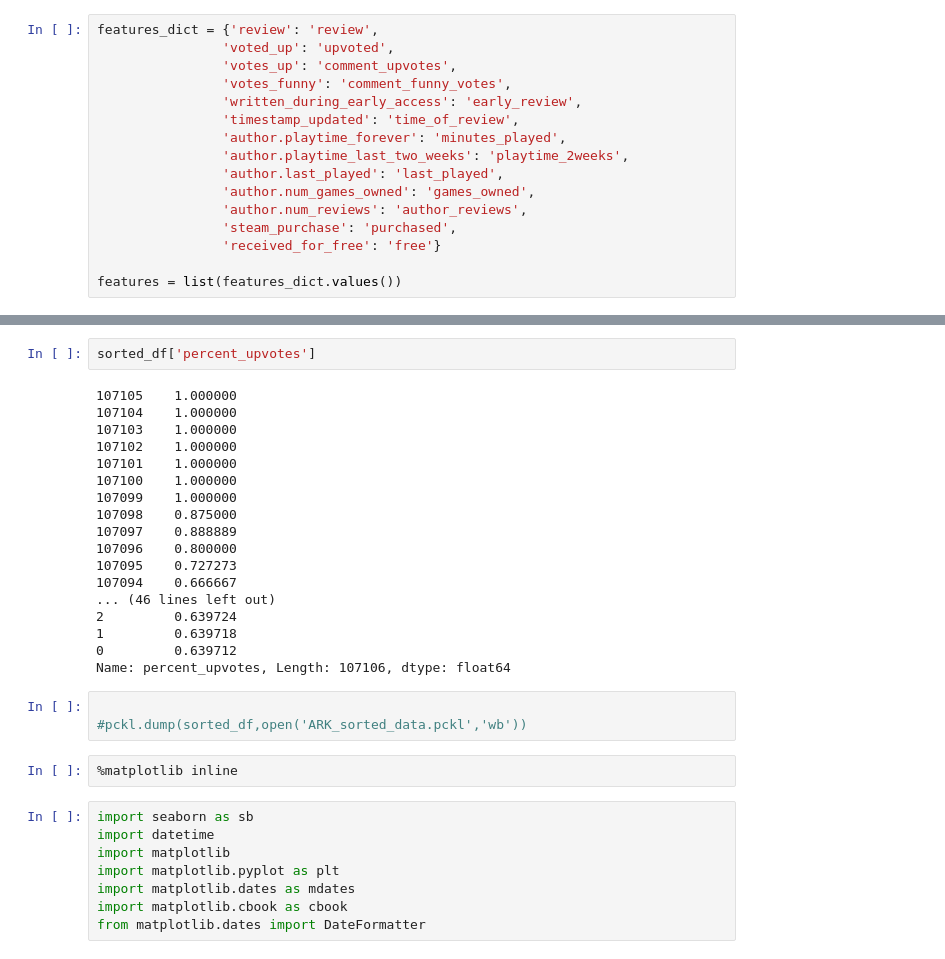
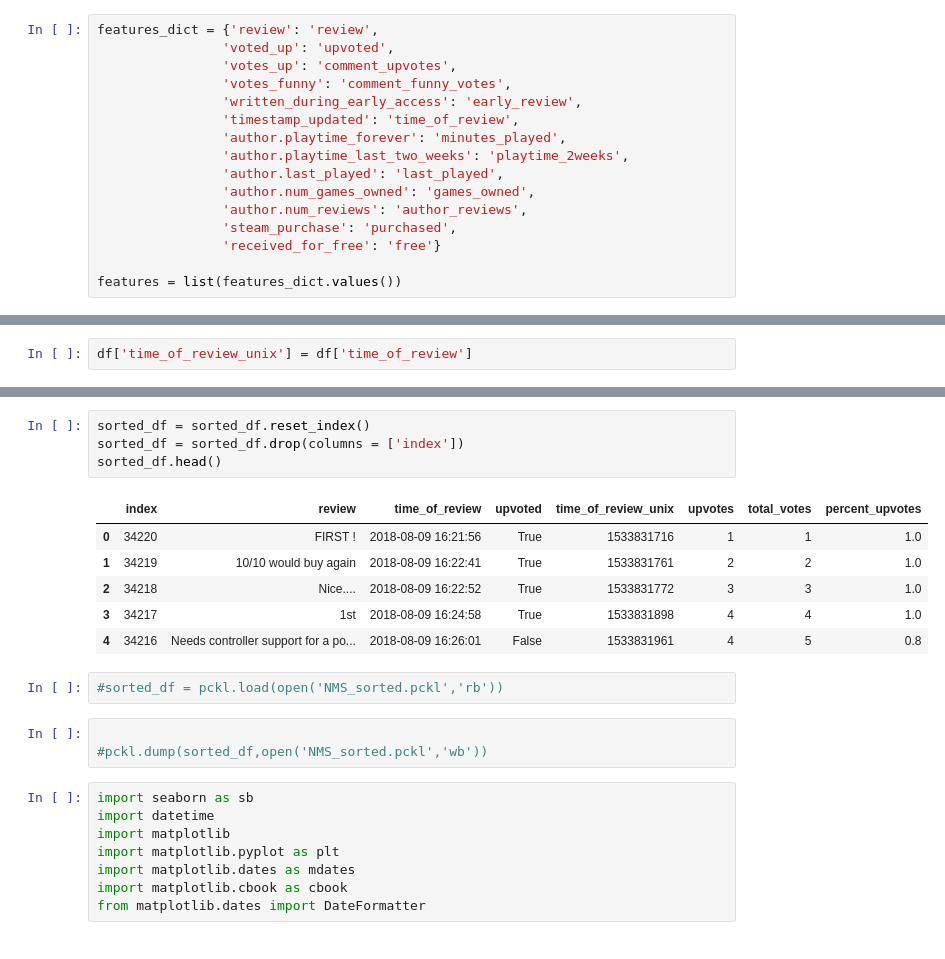
Before and after one commit to tblair7/Gathering_Steam, a Jupyter notebook: steam_condensing.ipynb, the cells around one changed output, grey strips where cells are left out. Cells and saved outputs as stored; diff of their text form.

```diff
--- a/steam_condensing.ipynb
+++ b/steam_condensing.ipynb
@@ -40 +44,3 @@ df = df[features]
+# %%
+df['time_of_review_unix'] = df['time_of_review']
 # %%
@@ -72,28 +72,19 @@ sorted_df.head()
-# %%
-sorted_df['percent_upvotes']
-# %% [output]
-107105    1.000000
-107104    1.000000
-107103    1.000000
-107102    1.000000
-107101    1.000000
-107100    1.000000
-107099    1.000000
-107098    0.875000
-107097    0.888889
-107096    0.800000
-107095    0.727273
-107094    0.666667
-... (46 lines left out)
-2         0.639724
-1         0.639718
-0         0.639712
-Name: percent_upvotes, Length: 107106, dtype: float64
+# %%
+sorted_df = sorted_df.reset_index()
+sorted_df = sorted_df.drop(columns = ['index'])
+sorted_df.head()
+# %% [output]
+|  | index | review | time_of_review | upvoted | time_of_review_unix | upvotes | total_votes | percent_upvotes |
+| 0 | 34220 | FIRST ! | 2018-08-09 16:21:56 | True | 1533831716 | 1 | 1 | 1.0 |
+| 1 | 34219 | 10/10 would buy again | 2018-08-09 16:22:41 | True | 1533831761 | 2 | 2 | 1.0 |
+| 2 | 34218 | Nice.... | 2018-08-09 16:22:52 | True | 1533831772 | 3 | 3 | 1.0 |
+| 3 | 34217 | 1st | 2018-08-09 16:24:58 | True | 1533831898 | 4 | 4 | 1.0 |
+| 4 | 34216 | Needs controller support for a po... | 2018-08-09 16:26:01 | False | 1533831961 | 4 | 5 | 0.8 |
+# %%
+#sorted_df = pckl.load(open('NMS_sorted.pckl','rb'))
 # %%
 
-#pckl.dump(sorted_df,open('ARK_sorted_data.pckl','wb'))
+#pckl.dump(sorted_df,open('NMS_sorted.pckl','wb'))
-# %%
-%matplotlib inline
 # %%
 import seaborn as sb
 import datetime
```
Also changed, not shown: parts of 11 cells of this notebook, 11 other files.
